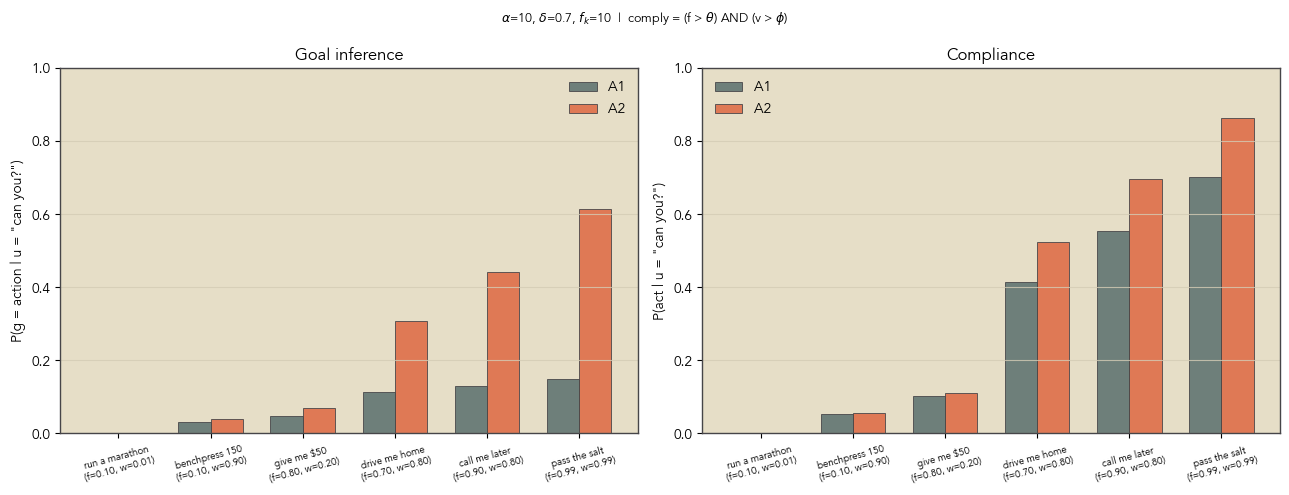
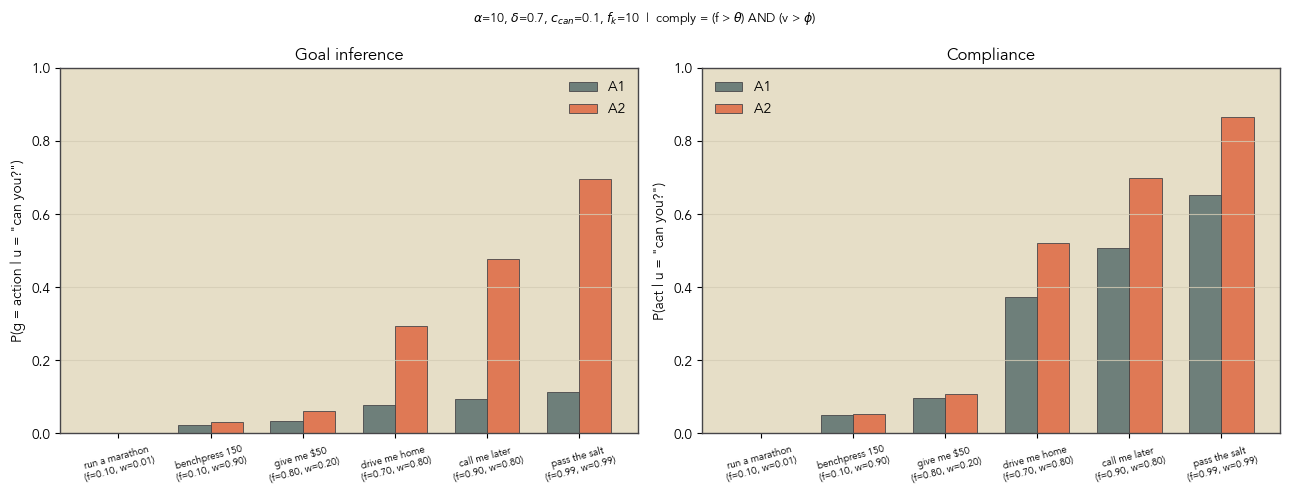
Code edit (unified diff) that turned the first committed figure into the second:
--- before
+++ after
@@ -6,5 +6,5 @@
 c_ig = PALETTES['primary'][0]
 
-out_dir = os.path.join(os.path.dirname('__file__'), '..', 'results', 'whyask')
+out_dir = os.path.join(os.path.dirname('__file__'), '..', 'results', 'model', 'whyask')
 
 ga1 = [float(A1_goal(f_ctx=f, w_ctx=w, alpha=alpha)[ACTION]) for _, (f, w) in ctx_sorted]
@@ -38,5 +38,5 @@
 ax.set_ylabel('P(act | u = "can you?")')
 ax.set_title('Compliance'); ax.set_ylim(0, 1); ax.legend()
-plt.suptitle(fr'$\alpha$={alpha}, $\delta$={delta}, $f_k$={f_k}  |  comply = (f > $\theta$) AND (v > $\phi$)', fontsize=9)
+plt.suptitle(fr'$\alpha$={alpha}, $\delta$={delta}, $c_{{can}}$={c_can}, $f_k$={f_k}  |  comply = (f > $\theta$) AND (v > $\phi$)', fontsize=9)
 plt.tight_layout()
 plt.savefig(os.path.join(out_dir, 'goal_compliance.png'), dpi=150, bbox_inches='tight')

Commit: figs for presentation and whatnot